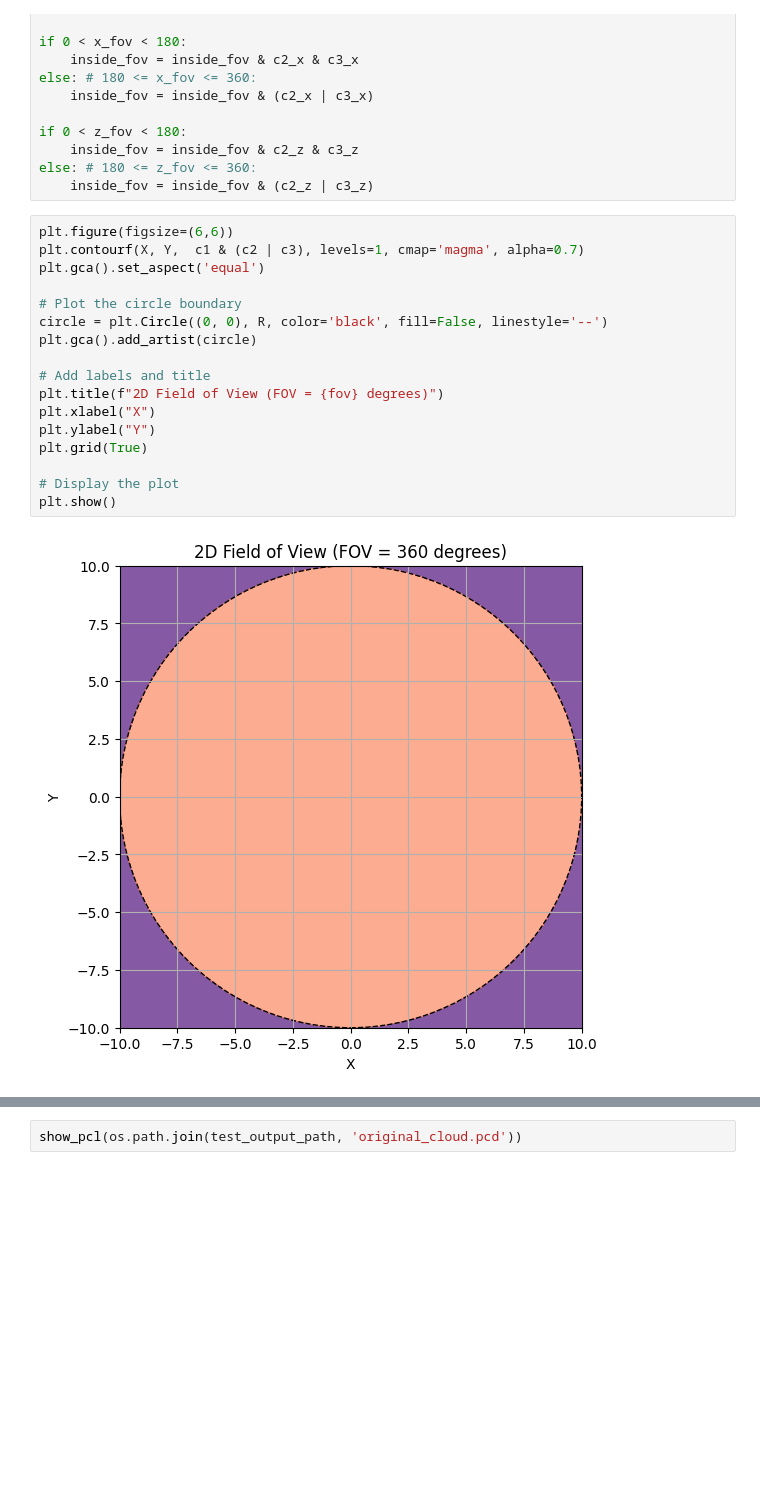
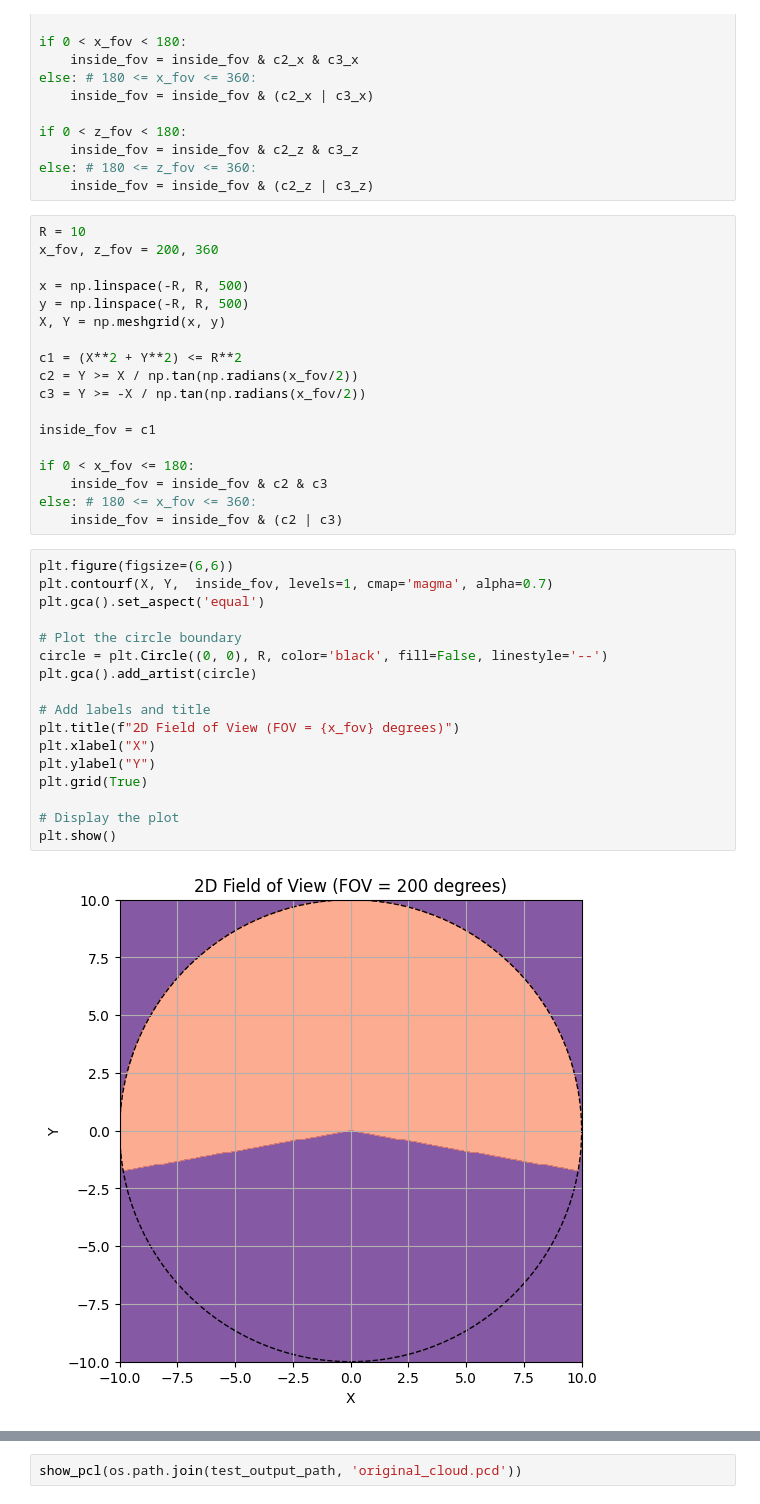
Before and after one commit to annzb/mapless-navigation, a Jupyter notebook: run.ipynb, the cells around one changed output, grey strips where cells are left out. Saved outputs shown, nothing was run; the diff lists cells and outputs as text; blank space fills up the shorter version.

```diff
--- a/run.ipynb
+++ b/run.ipynb
@@ -75,23 +55,41 @@ if 0 < z_fov < 180:
     inside_fov = inside_fov & c2_z & c3_z
 else: # 180 <= z_fov <= 360:
     inside_fov = inside_fov & (c2_z | c3_z)
+# %%
+R = 10
+x_fov, z_fov = 200, 360
+
+x = np.linspace(-R, R, 500)
+y = np.linspace(-R, R, 500)
+X, Y = np.meshgrid(x, y)
+
+c1 = (X**2 + Y**2) <= R**2
+c2 = Y >= X / np.tan(np.radians(x_fov/2))
+c3 = Y >= -X / np.tan(np.radians(x_fov/2))
+
+inside_fov = c1
+
+if 0 < x_fov <= 180:
+    inside_fov = inside_fov & c2 & c3
+else: # 180 <= x_fov <= 360:
+    inside_fov = inside_fov & (c2 | c3)
 # %%
 plt.figure(figsize=(6,6))
-plt.contourf(X, Y,  c1 & (c2 | c3), levels=1, cmap='magma', alpha=0.7)
+plt.contourf(X, Y,  inside_fov, levels=1, cmap='magma', alpha=0.7)
 plt.gca().set_aspect('equal')
 
 # Plot the circle boundary
 circle = plt.Circle((0, 0), R, color='black', fill=False, linestyle='--')
 plt.gca().add_artist(circle)
 
 # Add labels and title
-plt.title(f"2D Field of View (FOV = {fov} degrees)")
+plt.title(f"2D Field of View (FOV = {x_fov} degrees)")
 plt.xlabel("X")
 plt.ylabel("Y")
 plt.grid(True)
 
 # Display the plot
 plt.show()
 # %% [output]
-[figure, old version]
+[figure, new version]
 # %%
```
Also changed, not shown: parts of 6 cells of this notebook, 7 other files.
